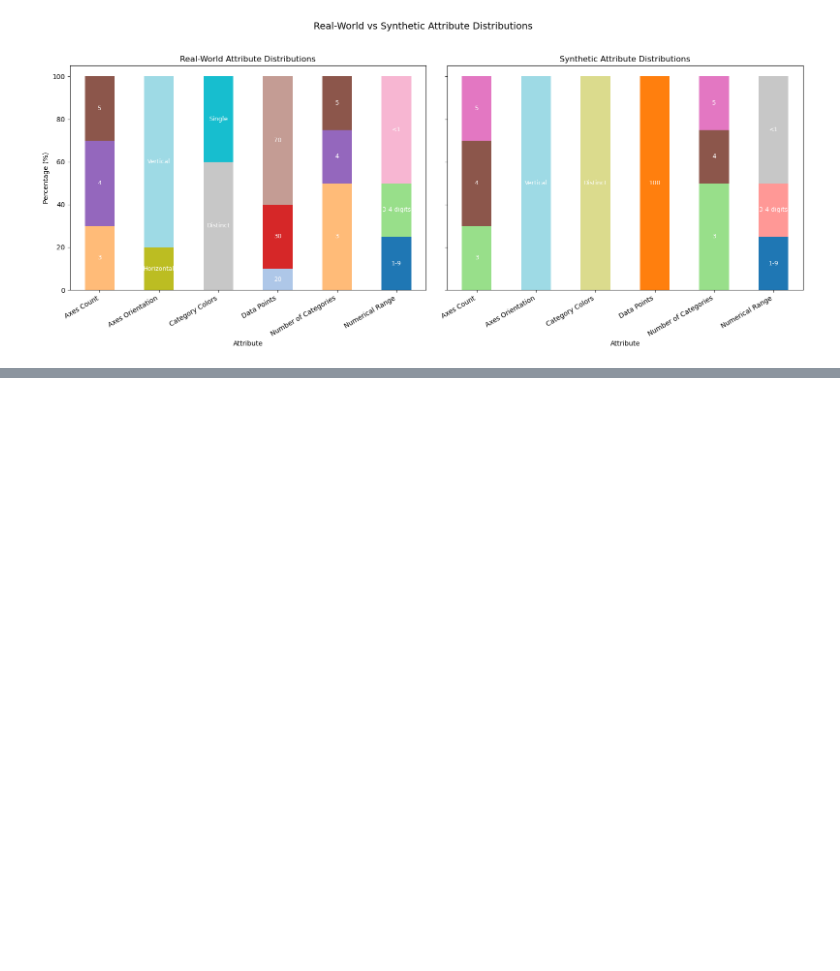
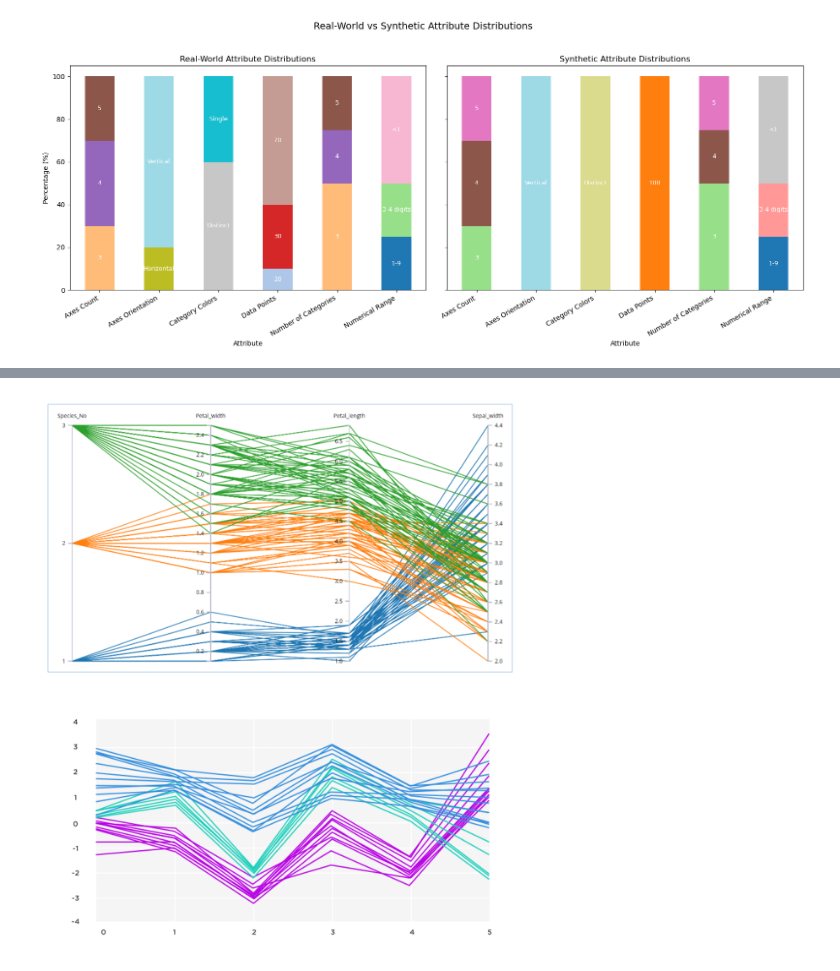
Before and after one commit to poonam2308/PaCoNet, a Jupyter notebook: notebooks/paper_visualization.ipynb, the cells around one changed output, grey strips where cells are left out. Drawn from its saved outputs; the diff is of its cells as text; code cells hidden in the pictures; blank space fills up the shorter version.

```diff
--- a/notebooks/paper_visualization.ipynb
+++ b/notebooks/paper_visualization.ipynb
@@ -398,0 +907,30 @@ plt.show()
+# %%
+import matplotlib.pyplot as plt
+import matplotlib.image as mpimg
+
+# Load the individual images
+img1 = mpimg.imread("171.png")
+img2 = mpimg.imread("r261.png")
+img3 = mpimg.imread("1.png")
+
+# Create a single figure with subplots
+fig, axs = plt.subplots(2, 1, figsize=(6, 7))
+
+# Display each image in its subplot
+axs[0].imshow(img1)
+axs[0].axis('off')
+
+
+axs[1].imshow(img2)
+axs[1].axis('off')
+
+
+
+
+# Adjust layout
+plt.tight_layout()
+combined_fig_path = "parallel_coords_subplot.png"
+plt.savefig(combined_fig_path)
+plt.show()
+# %% [output]
+[figure, added]
```
Also changed, not shown: parts of 4 cells of this notebook, 39 other files.
